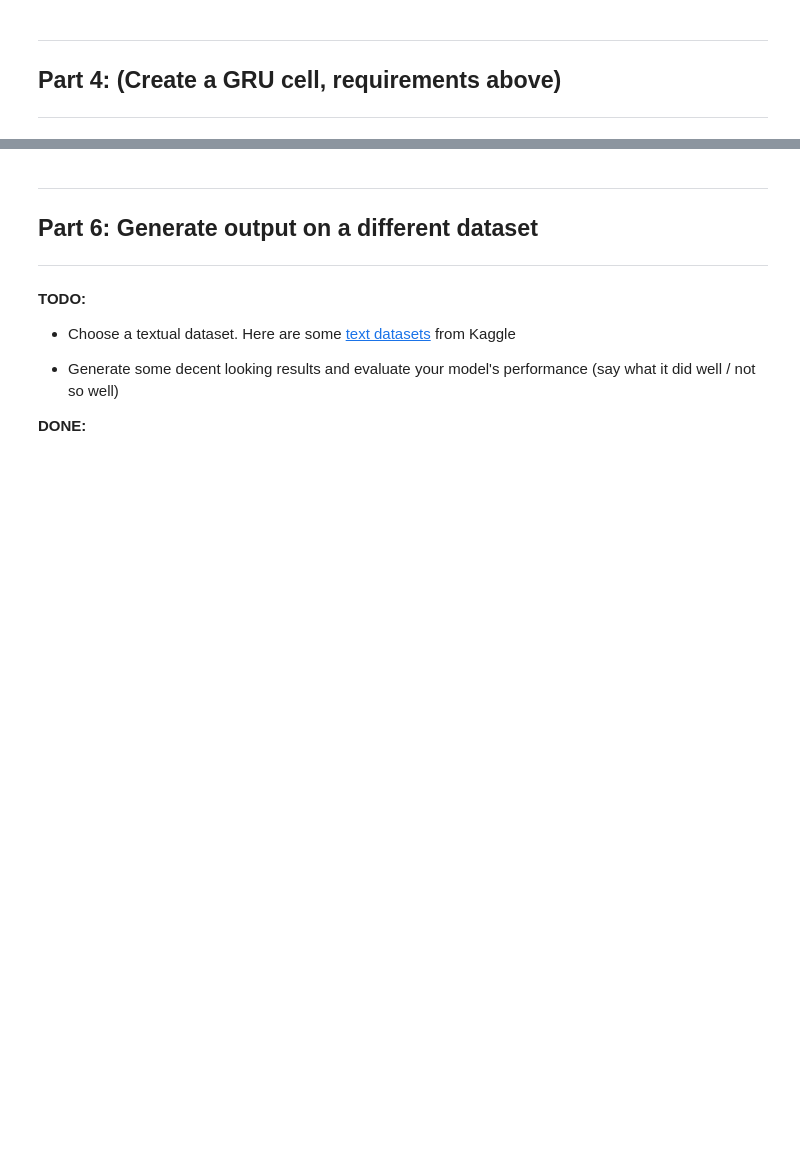
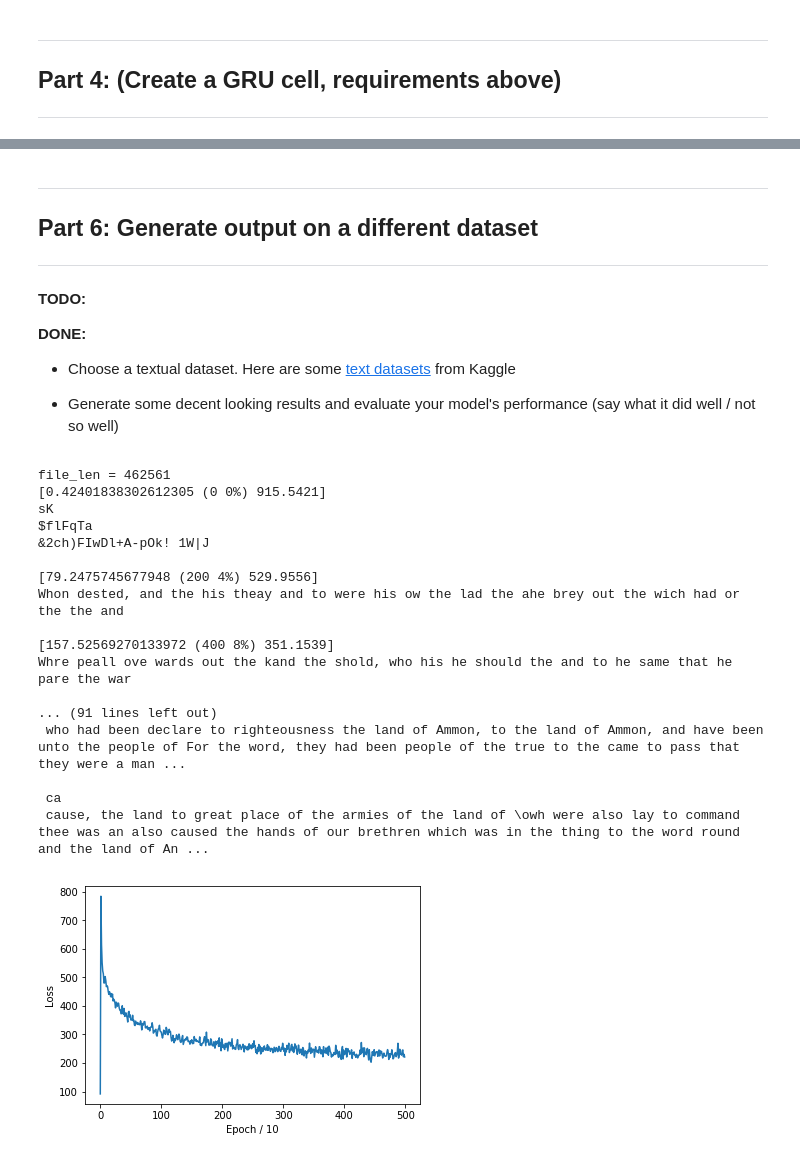
Before and after one commit to mhask94/cs474_labs_f2019, a Jupyter notebook: DL_Lab6.ipynb, the cells around one changed output, grey strips where cells are left out. Drawn from its saved outputs; the diff is of its cells as text; code cells hidden in the pictures; blank space fills up the shorter version.

```diff
--- a/DL_Lab6.ipynb
+++ b/DL_Lab6.ipynb
@@ -398,8 +403,53 @@ sthe ind s the mine he athe aso whing of ongofr as wok thas al the an rer oout t
 
 **TODO:**
 
+**DONE:**
 * Choose a textual dataset. Here are some [text datasets](https://www.kaggle.com/datasets?tags=14104-text+data%2C13205-text+mining) from Kaggle
 
 * Generate some decent looking results and evaluate your model's performance (say what it did well / not so well)
-
-**DONE:**
+# %%
+file = unidecode.unidecode(open('./text_files/alma.txt').read())
+while file.count('\n\n') > 0: # get rid of newline characters
+  file = file.replace('\n\n', '\n')
+file = file.replace('\n', ' ')
+file = file.replace('  ', ' ')
+file_len = len(file)
+print('file_len =', file_len)
+
+decoder = RNN(n_characters, hidden_size, n_characters, n_layers)
+decoder_optimizer = torch.optim.Adam(decoder.parameters(), lr=lr)
+
+start = time.time()
+all_losses = []
+loss_avg = 0
+
+for epoch in range(n_epochs):
+  loss_ = train(*random_training_set())
+  loss_avg += loss_
+
+  if epoch % print_every == 0:
+    print('[%s (%d %d%%) %.4f]' % (time.time() - start, epoch, epoch / n_epochs * 100, loss_))
+    print(evaluate('Wh', predict_len=100, temperature=0.6), '\n')
+
+  if epoch % plot_every == 0:
+    all_losses.append(loss_avg / plot_every)
+    loss_avg = 0
+# %% [output]
+file_len = 462561
+[0.42401838302612305 (0 0%) 915.5421]
+sK
+$flFqTa
+&2ch)FIwDl+A-pOk! 1W|J
+
+[79.2475745677948 (200 4%) 529.9556]
+Whon dested, and the his theay and to were his ow the lad the ahe brey out the wich had or the the and
+
+[157.52569270133972 (400 8%) 351.1539]
+Whre peall ove wards out the kand the shold, who his he should the and to he same that he pare the war
+
+... (91 lines left out)
+ who had been declare to righteousness the land of Ammon, to the land of Ammon, and have been unto the people of For the word, they had been people of the true to the came to pass that they were a man ...
+
+ ca
+ cause, the land to great place of the armies of the land of \owh were also lay to command thee was an also caused the hands of our brethren which was in the thing to the word round and the land of An ...
+[figure, added]
```
Also changed, not shown: parts of 19 cells of this notebook.
